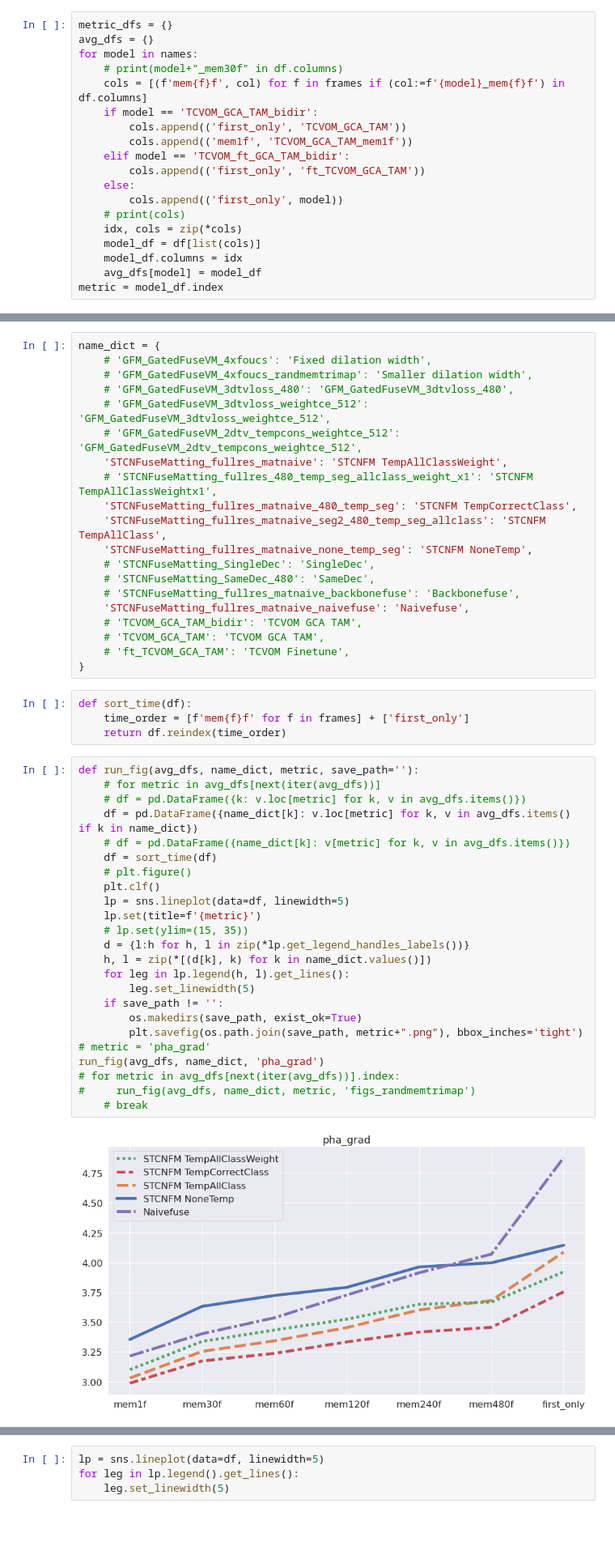
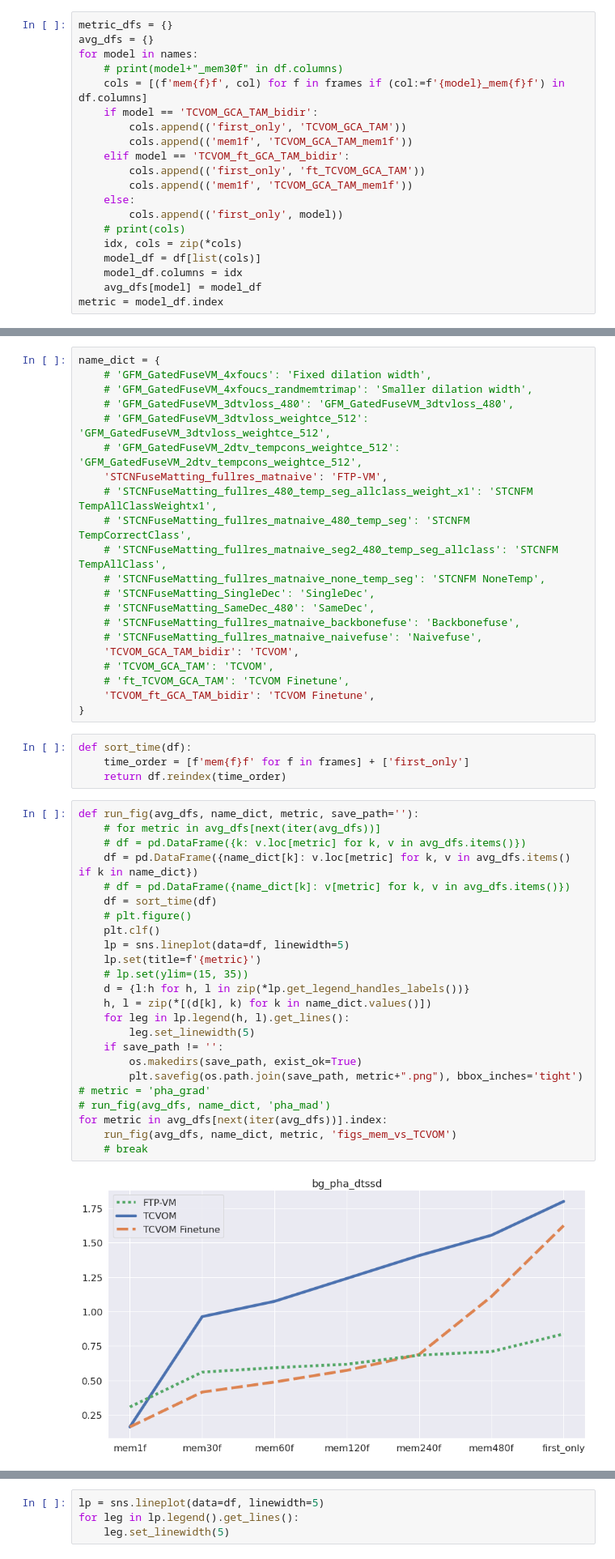
Before and after one commit to csvt32745/FTP-VM, a Jupyter notebook: analysis_mem.ipynb, the cells around one changed output, grey strips where cells are left out. Shown at 81% size. Drawn from its saved outputs; the diff is of its cells as text; blank space fills up the shorter version.

```diff
--- a/analysis_mem.ipynb
+++ b/analysis_mem.ipynb
@@ -56,6 +56,7 @@ for model in names:
         cols.append(('mem1f', 'TCVOM_GCA_TAM_mem1f'))
     elif model == 'TCVOM_ft_GCA_TAM_bidir':
         cols.append(('first_only', 'ft_TCVOM_GCA_TAM'))
+        cols.append(('mem1f', 'TCVOM_GCA_TAM_mem1f'))
     else:
         cols.append(('first_only', model))
     # print(cols)
@@ -77,18 +78,19 @@ name_dict = {
     # 'GFM_GatedFuseVM_3dtvloss_480': 'GFM_GatedFuseVM_3dtvloss_480',
     # 'GFM_GatedFuseVM_3dtvloss_weightce_512': 'GFM_GatedFuseVM_3dtvloss_weightce_512',
     # 'GFM_GatedFuseVM_2dtv_tempcons_weightce_512': 'GFM_GatedFuseVM_2dtv_tempcons_weightce_512',
-    'STCNFuseMatting_fullres_matnaive': 'STCNFM TempAllClassWeight',
+    'STCNFuseMatting_fullres_matnaive': 'FTP-VM',
     # 'STCNFuseMatting_fullres_480_temp_seg_allclass_weight_x1': 'STCNFM TempAllClassWeightx1',
-    'STCNFuseMatting_fullres_matnaive_480_temp_seg': 'STCNFM TempCorrectClass',
-    'STCNFuseMatting_fullres_matnaive_seg2_480_temp_seg_allclass': 'STCNFM TempAllClass',
-    'STCNFuseMatting_fullres_matnaive_none_temp_seg': 'STCNFM NoneTemp',
+    # 'STCNFuseMatting_fullres_matnaive_480_temp_seg': 'STCNFM TempCorrectClass',
+    # 'STCNFuseMatting_fullres_matnaive_seg2_480_temp_seg_allclass': 'STCNFM TempAllClass',
+    # 'STCNFuseMatting_fullres_matnaive_none_temp_seg': 'STCNFM NoneTemp',
     # 'STCNFuseMatting_SingleDec': 'SingleDec',
     # 'STCNFuseMatting_SameDec_480': 'SameDec',
     # 'STCNFuseMatting_fullres_matnaive_backbonefuse': 'Backbonefuse',
-    'STCNFuseMatting_fullres_matnaive_naivefuse': 'Naivefuse',
-    # 'TCVOM_GCA_TAM_bidir': 'TCVOM GCA TAM',
-    # 'TCVOM_GCA_TAM': 'TCVOM GCA TAM',
+    # 'STCNFuseMatting_fullres_matnaive_naivefuse': 'Naivefuse',
+    'TCVOM_GCA_TAM_bidir': 'TCVOM',
+    # 'TCVOM_GCA_TAM': 'TCVOM',
     # 'ft_TCVOM_GCA_TAM': 'TCVOM Finetune',
+    'TCVOM_ft_GCA_TAM_bidir': 'TCVOM Finetune',
 }
 # %%
 def sort_time(df):
@@ -97,29 +99,29 @@ def sort_time(df):
 # %%
 def run_fig(avg_dfs, name_dict, metric, save_path=''):
     # for metric in avg_dfs[next(iter(avg_dfs))]
     # df = pd.DataFrame({k: v.loc[metric] for k, v in avg_dfs.items()})
     df = pd.DataFrame({name_dict[k]: v.loc[metric] for k, v in avg_dfs.items() if k in name_dict})
     # df = pd.DataFrame({name_dict[k]: v[metric] for k, v in avg_dfs.items()})
     df = sort_time(df)
     # plt.figure()
     plt.clf()
     lp = sns.lineplot(data=df, linewidth=5)
     lp.set(title=f'{metric}')
     # lp.set(ylim=(15, 35))
     d = {l:h for h, l in zip(*lp.get_legend_handles_labels())}
     h, l = zip(*[(d[k], k) for k in name_dict.values()])
     for leg in lp.legend(h, l).get_lines():
         leg.set_linewidth(5)
     if save_path != '':
         os.makedirs(save_path, exist_ok=True)
         plt.savefig(os.path.join(save_path, metric+".png"), bbox_inches='tight')
 # metric = 'pha_grad'
-run_fig(avg_dfs, name_dict, 'pha_grad')
-# for metric in avg_dfs[next(iter(avg_dfs))].index:
-#     run_fig(avg_dfs, name_dict, metric, 'figs_randmemtrimap')
+# run_fig(avg_dfs, name_dict, 'pha_mad')
+for metric in avg_dfs[next(iter(avg_dfs))].index:
+    run_fig(avg_dfs, name_dict, metric, 'figs_mem_vs_TCVOM')
     # break
 # %% [output]
-[figure, old version]
+[figure, new version]
 # %%
 def plot_hist(score):
     df = score.melt(value_vars=score.columns).dropna()
```
Also changed, not shown: parts of 2 cells of this notebook, 14 other files.
